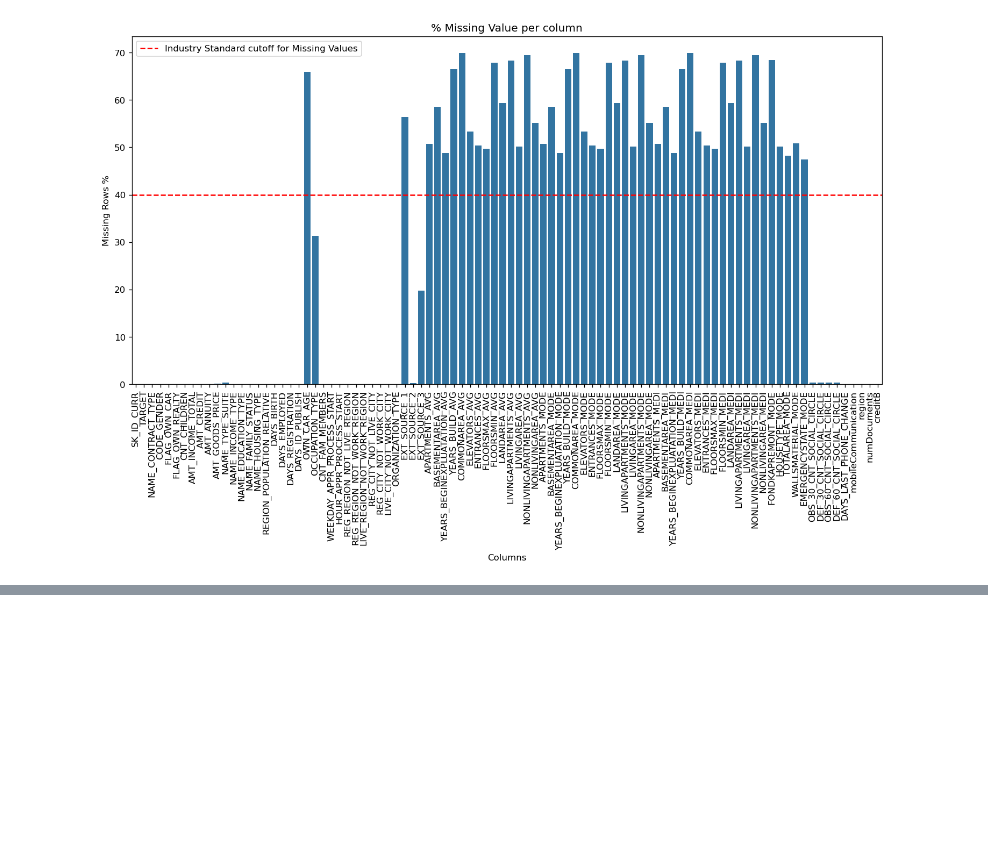
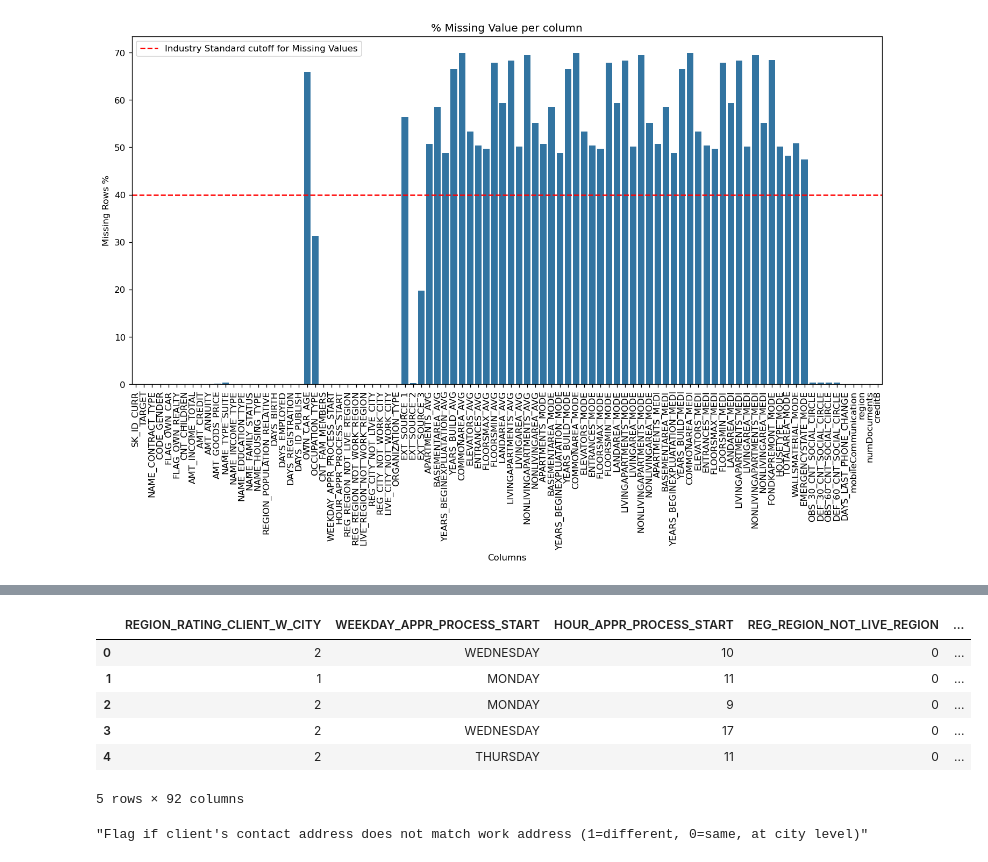
Before and after one commit to aver81/Loan-Defaulter-Classification, a Jupyter notebook: notebooks/LoanDefaulterEDA.ipynb, the cells around one changed output, grey strips where cells are left out. Cells and saved outputs as stored; diff of their text form; code cells hidden in the pictures; blank space fills up the shorter version.

Commit message:
eda in process pt2

```diff
--- a/notebooks/LoanDefaulterEDA.ipynb
+++ b/notebooks/LoanDefaulterEDA.ipynb
@@ -81,7 +81,7 @@ Wall time: 5.94 s
 # %% [markdown]
 ## Understanding Columns
 # %%
-defiFnx = lambda col: columnDescription[columnDescription.Row == col]['Description'].item()
+defiFnx = lambda col,table='application_data': columnDescription[(columnDescription.Row == col) & (columnDescription.Table==table)]['Description'].item()
 # %%
 columnDescription
 # %% [output]
@@ -150,3 +152,15 @@ for _,row in appDes.iterrows():
+# %%
+# Correcting Age into INTEGER format
+appData['age'] = (-appData['DAYS_BIRTH']/365).astype('int')
+appData.drop(columns=['DAYS_BIRTH'],inplace=True)
+# %%
+# Correcting DAYS_EMPLOYED to work experience
+
+appData['workExperience'] = (-appData['DAYS_EMPLOYED']/365).astype('float')
+appData.drop(columns=['DAYS_EMPLOYED'],inplace=True)
+# %%
+# Dropping rows with wrong gender
+appData = appData[appData['CODE_GENDER'] != 'XNA']
 # %% [markdown]
 ### Mobile Communication Columns
 * Merging 'FLAG_MOBIL','FLAG_EMP_PHONE','FLAG_WORK_PHONE','FLAG_CONT_MOBILE','FLAG_PHONE','FLAG_EMAIL'
@@ -404,0 +473,14 @@ appDes[appDes.Row.isin(appData.columns)]
+# %%
+appData.iloc[:5,30:]
+# %% [output]
+|  | REGION_RATING_CLIENT_W_CITY | WEEKDAY_APPR_PROCESS_START | HOUR_APPR_PROCESS_START | REG_REGION_NOT_LIVE_REGION | ... |
+| 0 | 2 | WEDNESDAY | 10 | 0 | ... |
+| 1 | 1 | MONDAY | 11 | 0 | ... |
+| 2 | 2 | MONDAY | 9 | 0 | ... |
+| 3 | 2 | WEDNESDAY | 17 | 0 | ... |
+| 4 | 2 | THURSDAY | 11 | 0 | ... |
+5 rows × 92 columns
+# %%
+defiFnx('LIVE_CITY_NOT_WORK_CITY')
+# %% [output]
+"Flag if client's contact address does not match work address (1=different, 0=same, at city level)"
```
Also changed, not shown: parts of 14 cells of this notebook.
